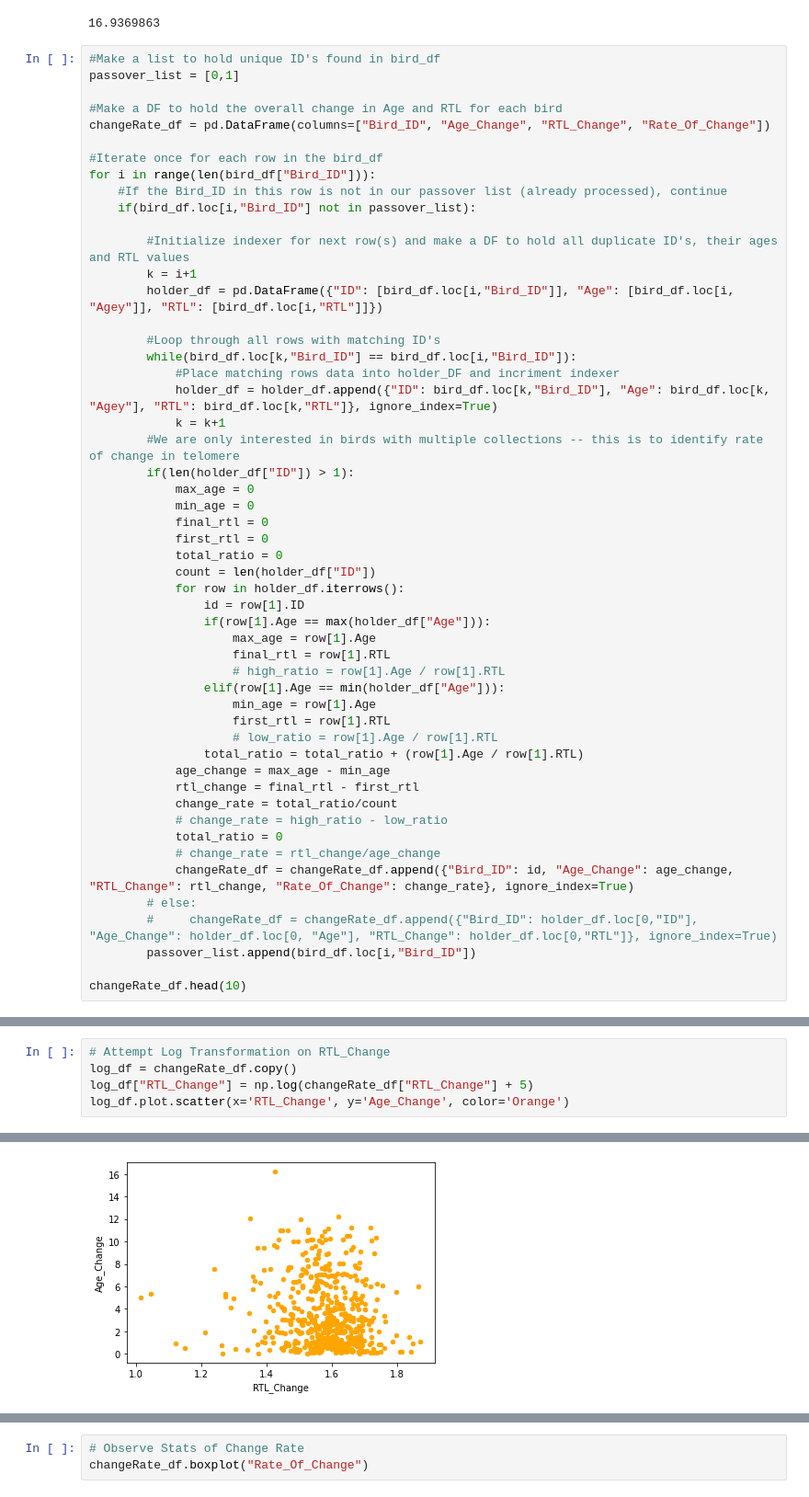
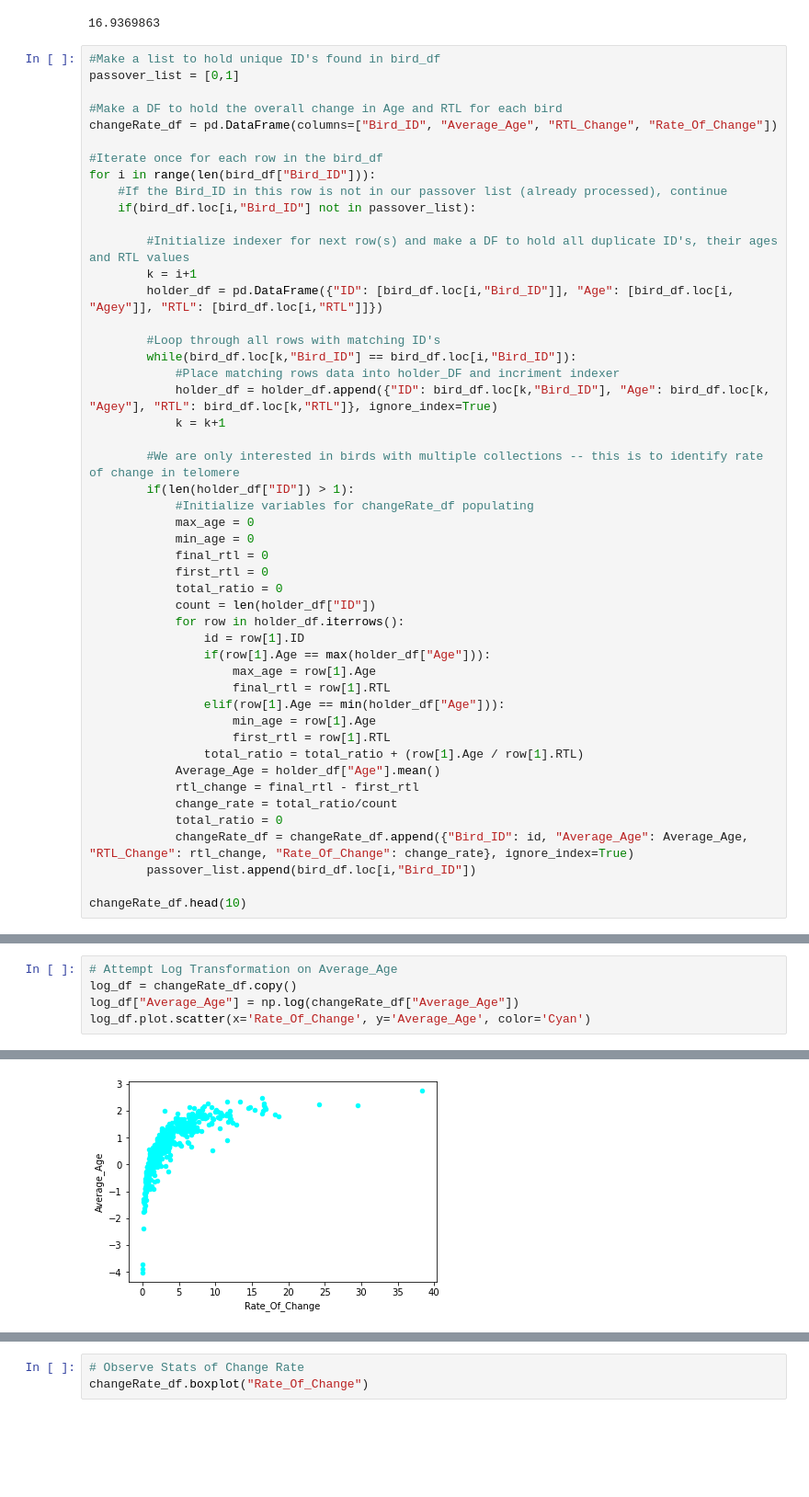
Before and after one commit to Rdassy/Predictive_Senescence, a Jupyter notebook: Resources/Notebook/teloRateOfChange.ipynb, the cells around one changed output, grey strips where cells are left out. Shown at 92% size. Drawn from its saved outputs; the diff is of its cells as text; blank space fills up the shorter version.

Commit message:
Optimizing Linear Regression Model with Log(Mean Age) and Log(Rate) transformations

```diff
--- a/Resources/Notebook/teloRateOfChange.ipynb
+++ b/Resources/Notebook/teloRateOfChange.ipynb
@@ -63,7 +58,7 @@ max(bird_df["Agey"])
 passover_list = [0,1]
 
 #Make a DF to hold the overall change in Age and RTL for each bird
-changeRate_df = pd.DataFrame(columns=["Bird_ID", "Age_Change", "RTL_Change", "Rate_Of_Change"])
+changeRate_df = pd.DataFrame(columns=["Bird_ID", "Average_Age", "RTL_Change", "Rate_Of_Change"])
 
 #Iterate once for each row in the bird_df
 for i in range(len(bird_df["Bird_ID"])):
@@ -79,8 +74,10 @@ for i in range(len(bird_df["Bird_ID"])):
             #Place matching rows data into holder_DF and incriment indexer
             holder_df = holder_df.append({"ID": bird_df.loc[k,"Bird_ID"], "Age": bird_df.loc[k, "Agey"], "RTL": bird_df.loc[k,"RTL"]}, ignore_index=True)
             k = k+1
+
         #We are only interested in birds with multiple collections -- this is to identify rate of change in telomere
         if(len(holder_df["ID"]) > 1):
+            #Initialize variables for changeRate_df populating
             max_age = 0
             min_age = 0
             final_rtl = 0
@@ -92,21 +89,15 @@ for i in range(len(bird_df["Bird_ID"])):
                 if(row[1].Age == max(holder_df["Age"])):
                     max_age = row[1].Age
                     final_rtl = row[1].RTL
-                    # high_ratio = row[1].Age / row[1].RTL
                 elif(row[1].Age == min(holder_df["Age"])):
                     min_age = row[1].Age
                     first_rtl = row[1].RTL
-                    # low_ratio = row[1].Age / row[1].RTL
                 total_ratio = total_ratio + (row[1].Age / row[1].RTL)
-            age_change = max_age - min_age
+            Average_Age = holder_df["Age"].mean()
             rtl_change = final_rtl - first_rtl
             change_rate = total_ratio/count
-            # change_rate = high_ratio - low_ratio
             total_ratio = 0
-            # change_rate = rtl_change/age_change
-            changeRate_df = changeRate_df.append({"Bird_ID": id, "Age_Change": age_change, "RTL_Change": rtl_change, "Rate_Of_Change": change_rate}, ignore_index=True)
-        # else:
-        #     changeRate_df = changeRate_df.append({"Bird_ID": holder_df.loc[0,"ID"], "Age_Change": holder_df.loc[0, "Age"], "RTL_Change": holder_df.loc[0,"RTL"]}, ignore_index=True)
+            changeRate_df = changeRate_df.append({"Bird_ID": id, "Average_Age": Average_Age, "RTL_Change": rtl_change, "Rate_Of_Change": change_rate}, ignore_index=True)
         passover_list.append(bird_df.loc[i,"Bird_ID"])
 
 changeRate_df.head(10)
@@ -143,6 +146,6 @@ quad_df["RTL_Change"].corr(quad_df["Age_Change"])
 # %%
-# Attempt Log Transformation on RTL_Change
+# Attempt Log Transformation on Average_Age
 log_df = changeRate_df.copy()
-log_df["RTL_Change"] = np.log(changeRate_df["RTL_Change"] + 5)
-log_df.plot.scatter(x='RTL_Change', y='Age_Change', color='Orange')
+log_df["Average_Age"] = np.log(changeRate_df["Average_Age"])
+log_df.plot.scatter(x='Rate_Of_Change', y='Average_Age', color='Cyan')
 # %% [output]
@@ -150 +153 @@ log_df.plot.scatter(x='RTL_Change', y='Age_Change', color='Orange')
-[figure, old version]
+[figure, new version]
```
Also changed, not shown: parts of 24 cells of this notebook.
